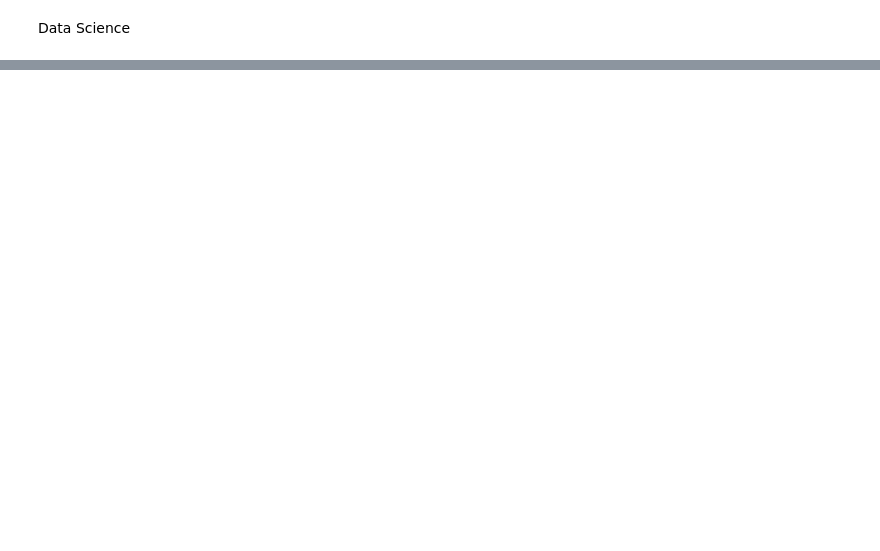
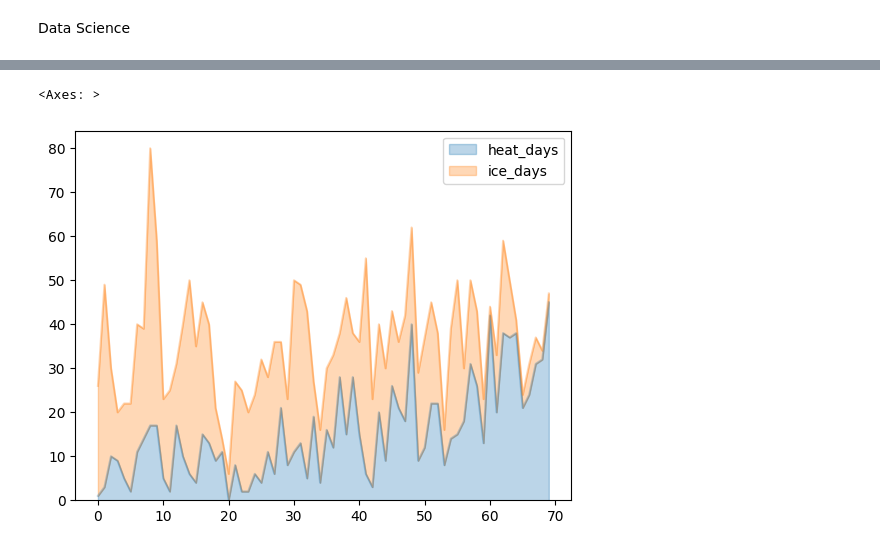
Before and after one commit to paulbattel2006-coder/data_science_ue, a Jupyter notebook: notebooks/data_science.ipynb, the cells around one changed output, grey strips where cells are left out. Saved outputs shown, nothing was run; the diff lists cells and outputs as text; code cells hidden in the pictures; blank space fills up the shorter version.

```diff
--- a/notebooks/data_science.ipynb
+++ b/notebooks/data_science.ipynb
@@ -32,0 +193,5 @@ df
+# %%
+df[["heat_days","ice_days"]].plot(kind="area", alpha=0.3)
+# %% [output]
+<Axes: >
+[figure, added]
```
Also changed, not shown: parts of 28 cells of this notebook.
